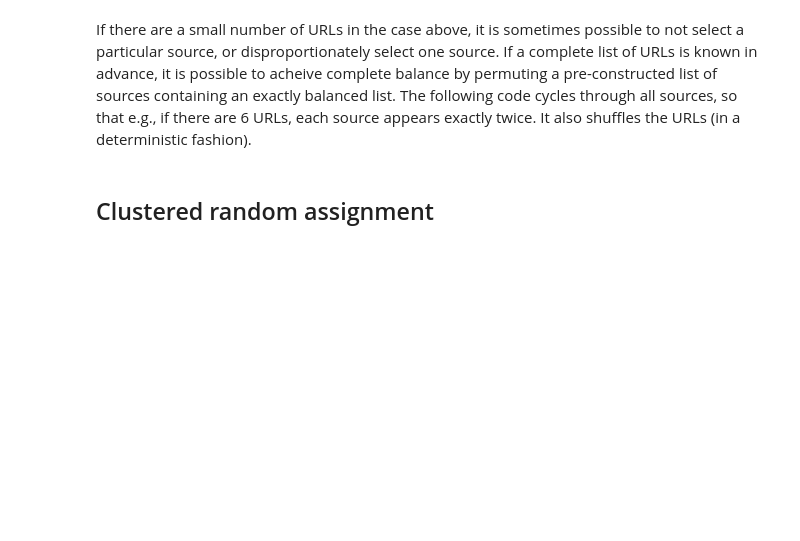
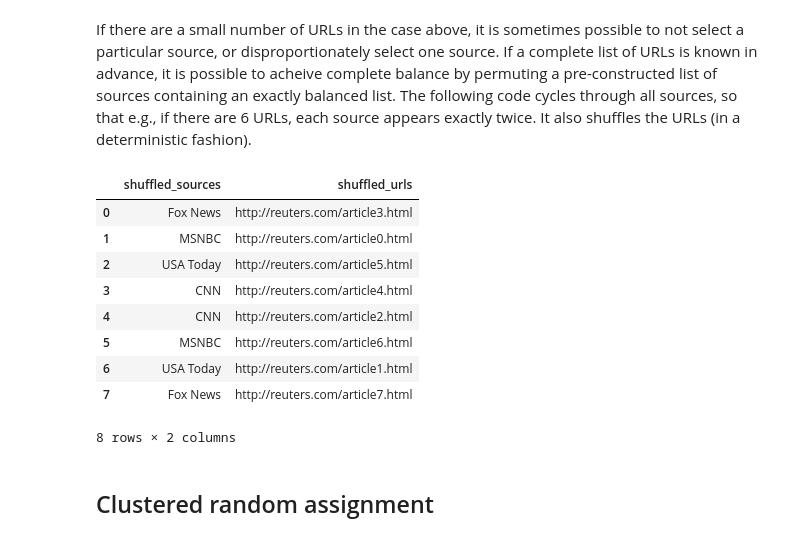
Before and after one commit to eytan/www-15-tutorial, a Jupyter notebook: 0-planout-intro.ipynb, the cells around one changed output. Drawn from its saved outputs; the diff is of its cells as text; code cells hidden in the pictures; blank space fills up the shorter version.

```diff
--- a/0-planout-intro.ipynb
+++ b/0-planout-intro.ipynb
@@ -19,5 +23,5 @@ class VotingExperiment(SimpleExperiment):
 # %% [markdown]
 You can get randomized assignments for your input units by creating instances of the class. The code below gets the parameter values, `button_text` for `userid` = 4.
 # %%
-e = VotingExperiment(userid=4)
+e = VotingExperiment(userid=212)
 print e.get('button_text')
@@ -160,19 +246,27 @@ from itertools import cycle, islice
 
 class SelectiveExposureExperiment(SimpleExperiment):
   def assign(self, params, subjectid, urls):
-    params.has_social_cues = BernoulliTrial(p=0.5, unit=subjectid)
-    params.has_source_cues = BernoulliTrial(p=0.5, unit=subjectid)
-
     params.shuffled_urls = Sample(choices=urls, unit=subjectid)
-    if params.has_source_cues:
+    if True:
       balanced_sources = list(islice(cycle(['Fox News','USA Today', 'CNN', 'MSNBC']), len(urls)))
       params.shuffled_sources = Sample(choices=balanced_sources, unit=subjectid)
 # %%
 ex_urls = ['http://reuters.com/article%s.html' % i for i in xrange(8)]
 
-subject = 4
+subject = 9
 e = SelectiveExposureExperiment(subjectid=subject, urls=ex_urls)
 pd.DataFrame.from_dict(e.get_params())
+# %% [output]
+|  | shuffled_sources | shuffled_urls |
+| 0 | Fox News | http://reuters.com/article3.html |
+| 1 | MSNBC | http://reuters.com/article0.html |
+| 2 | USA Today | http://reuters.com/article5.html |
+| 3 | CNN | http://reuters.com/article4.html |
+| 4 | CNN | http://reuters.com/article2.html |
+| 5 | MSNBC | http://reuters.com/article6.html |
+| 6 | USA Today | http://reuters.com/article1.html |
+| 7 | Fox News | http://reuters.com/article7.html |
+8 rows × 2 columns
 # %% [markdown]
 ## Clustered random assignment
 # %% [markdown]
```
Also changed, not shown: parts of 20 cells of this notebook, 2 other files.
